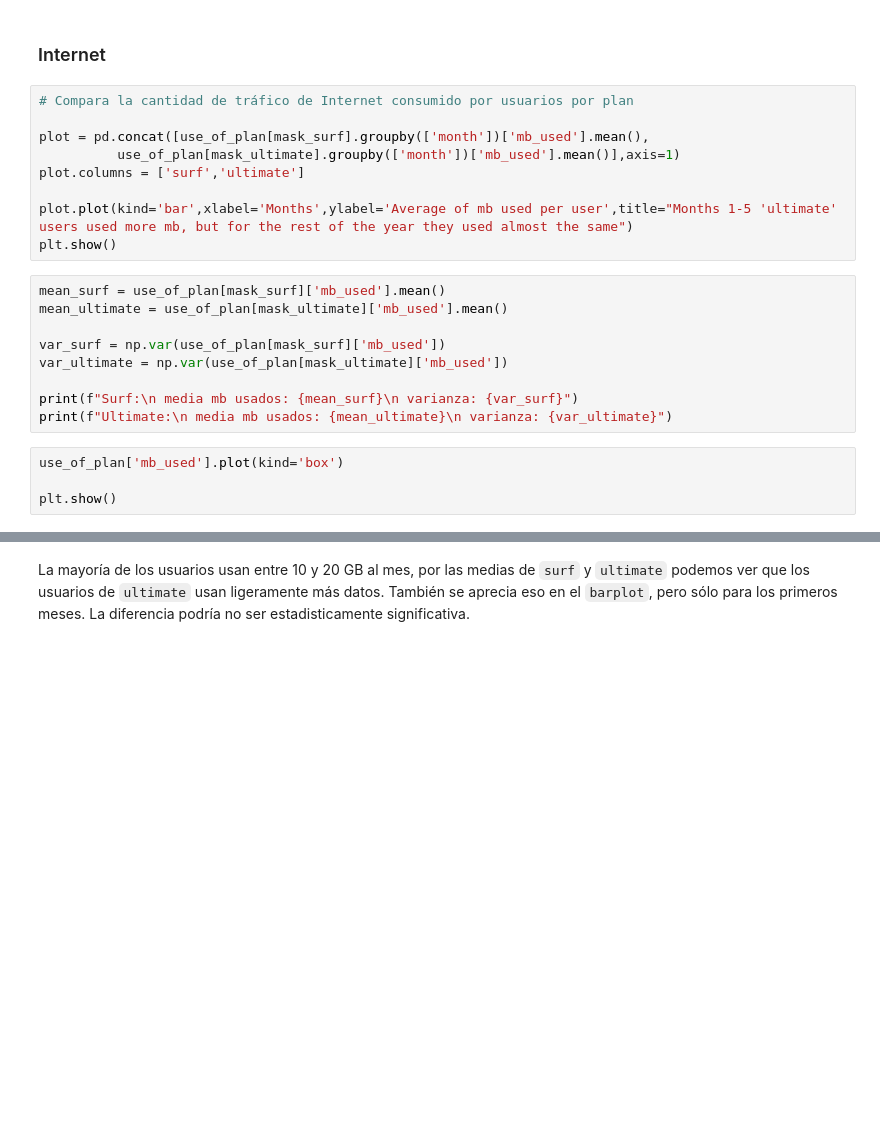
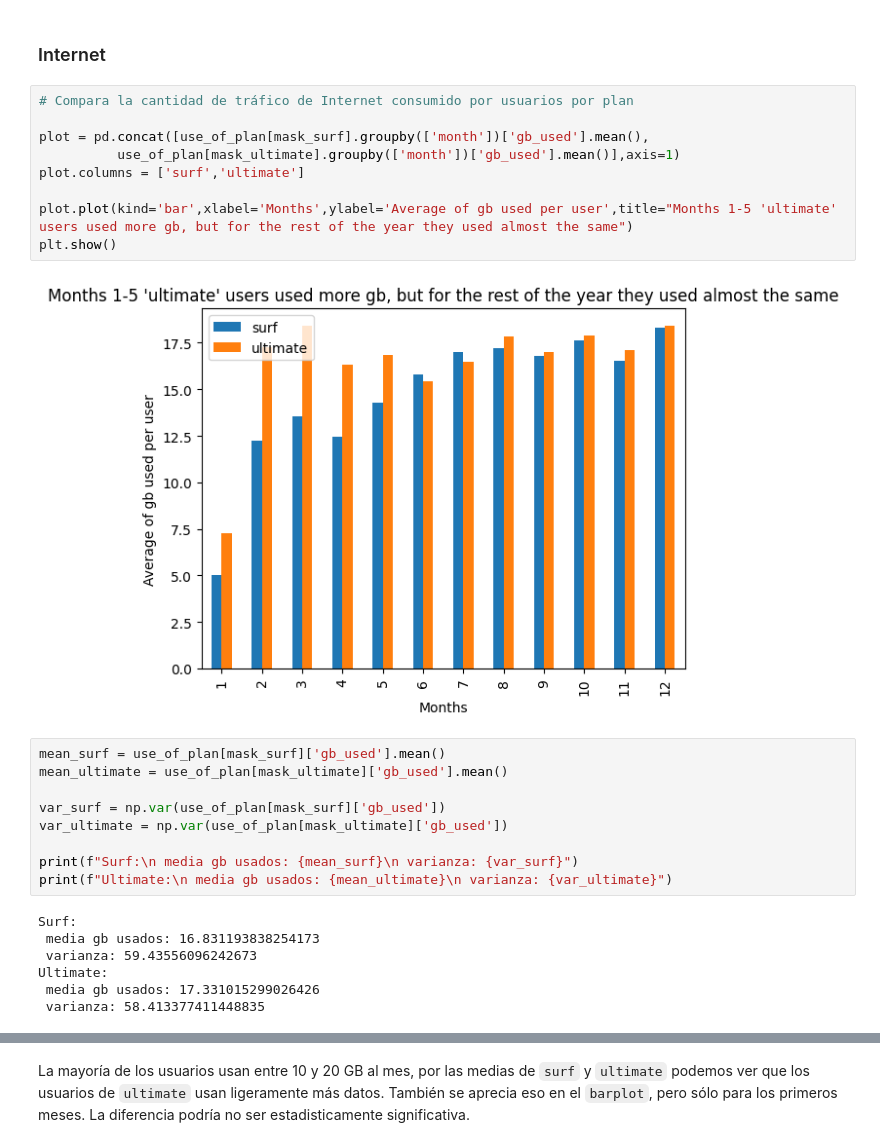
Before and after one commit to NikolaiGarcia/Pruebas-Estadisticas, a Jupyter notebook: Proyecto 5.ipynb, the cells around one changed output, grey strips where cells are left out. Saved outputs shown, nothing was run; the diff lists cells and outputs as text; blank space fills up the shorter version.

```diff
--- a/Proyecto 5.ipynb
+++ b/Proyecto 5.ipynb
@@ -768,22 +806,27 @@ Los usuarios de `Ultimate` envían en promedio un poco más de mensajes que los
 # %%
 # Compara la cantidad de tráfico de Internet consumido por usuarios por plan
 
-plot = pd.concat([use_of_plan[mask_surf].groupby(['month'])['mb_used'].mean(),
-          use_of_plan[mask_ultimate].groupby(['month'])['mb_used'].mean()],axis=1)
+plot = pd.concat([use_of_plan[mask_surf].groupby(['month'])['gb_used'].mean(),
+          use_of_plan[mask_ultimate].groupby(['month'])['gb_used'].mean()],axis=1)
 plot.columns = ['surf','ultimate']
 
-plot.plot(kind='bar',xlabel='Months',ylabel='Average of mb used per user',title="Months 1-5 'ultimate' users used more mb, but for the rest of the year they used almost the same")
+plot.plot(kind='bar',xlabel='Months',ylabel='Average of gb used per user',title="Months 1-5 'ultimate' users used more gb, but for the rest of the year they used almost the same")
 plt.show()
+# %% [output]
+[figure, added]
 # %%
-mean_surf = use_of_plan[mask_surf]['mb_used'].mean()
-mean_ultimate = use_of_plan[mask_ultimate]['mb_used'].mean()
+mean_surf = use_of_plan[mask_surf]['gb_used'].mean()
+mean_ultimate = use_of_plan[mask_ultimate]['gb_used'].mean()
 
-var_surf = np.var(use_of_plan[mask_surf]['mb_used'])
-var_ultimate = np.var(use_of_plan[mask_ultimate]['mb_used'])
+var_surf = np.var(use_of_plan[mask_surf]['gb_used'])
+var_ultimate = np.var(use_of_plan[mask_ultimate]['gb_used'])
 
-print(f"Surf:\n media mb usados: {mean_surf}\n varianza: {var_surf}")
-print(f"Ultimate:\n media mb usados: {mean_ultimate}\n varianza: {var_ultimate}")
+print(f"Surf:\n media gb usados: {mean_surf}\n varianza: {var_surf}")
+print(f"Ultimate:\n media gb usados: {mean_ultimate}\n varianza: {var_ultimate}")
+# %% [output]
+Surf:
+ media gb usados: 16.831193838254173
+ varianza: 59.43556096242673
+Ultimate:
+ media gb usados: 17.331015299026426
+ varianza: 58.413377411448835
-# %%
-use_of_plan['mb_used'].plot(kind='box')
-
-plt.show()
```
Also changed, not shown: parts of 26 cells of this notebook.
